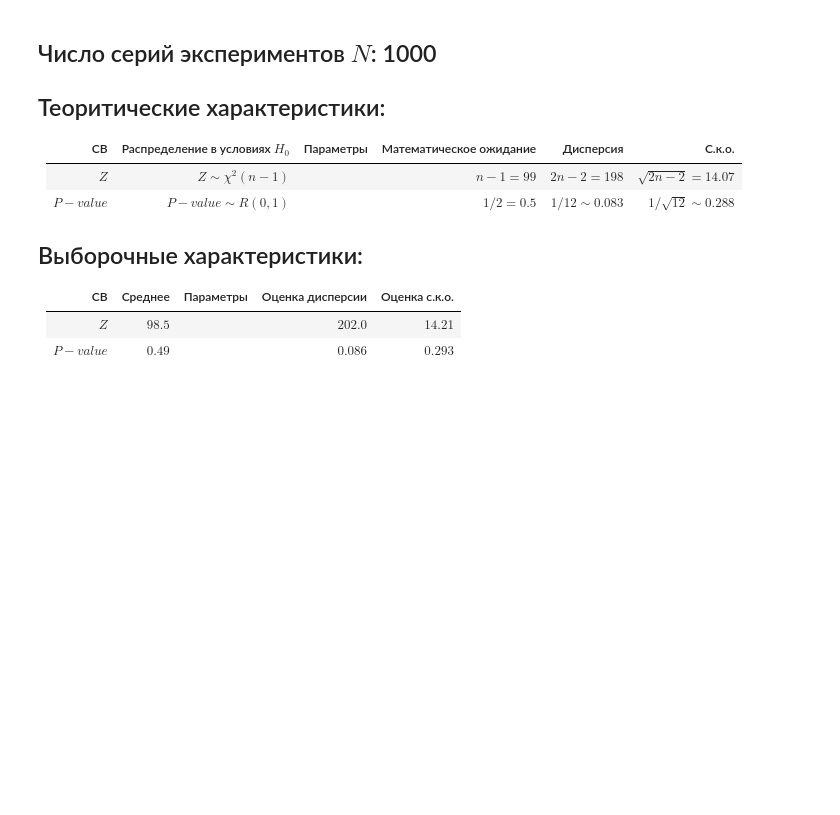
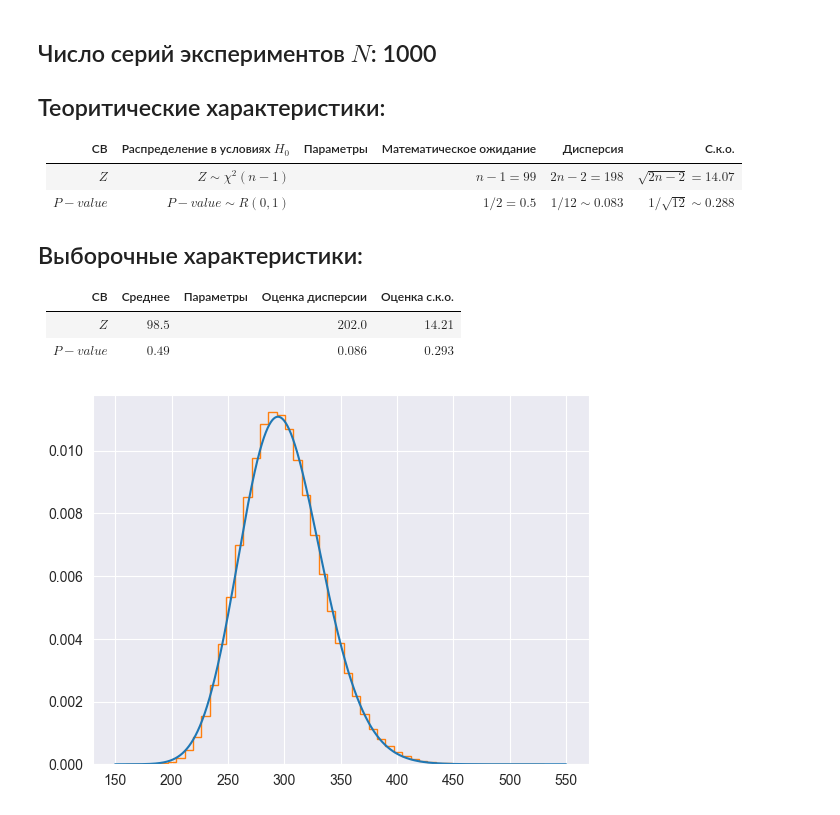
Before and after one commit to MEPhI-Floppas/matstat.py, a Jupyter notebook: lab1.ipynb, the cells around one changed output. Saved outputs shown, nothing was run; the diff lists cells and outputs as text; code cells hidden in the pictures; blank space fills up the shorter version.

```diff
--- a/lab1.ipynb
+++ b/lab1.ipynb
@@ -291,4 +280,13 @@ np.std(p_values, ddof=1)
 |-----------|---------|-----------|------------------|---------------|
 | $Z$       | $98.5$  |           | $202.0$          | $14.21$       |
 | $P-value$ | $0.49$  |           | $0.086$          | $0.293$       |
+# %%
+x = np.linspace(150, 550, 10000)
+y = stats.distributions.gamma.pdf(x, 68, scale = 4.39465)
+plt.plot(x, y)
+counts, bins = np.histogram(chi_sq, bins=50)
+plt.stairs(counts * 50 / (1000000 * (bins[-1] - bins[0])), bins)
+plt.show()
+# %% [output]
+[figure, added]
 # %%
```
Also changed, not shown: parts of 10 cells of this notebook.
